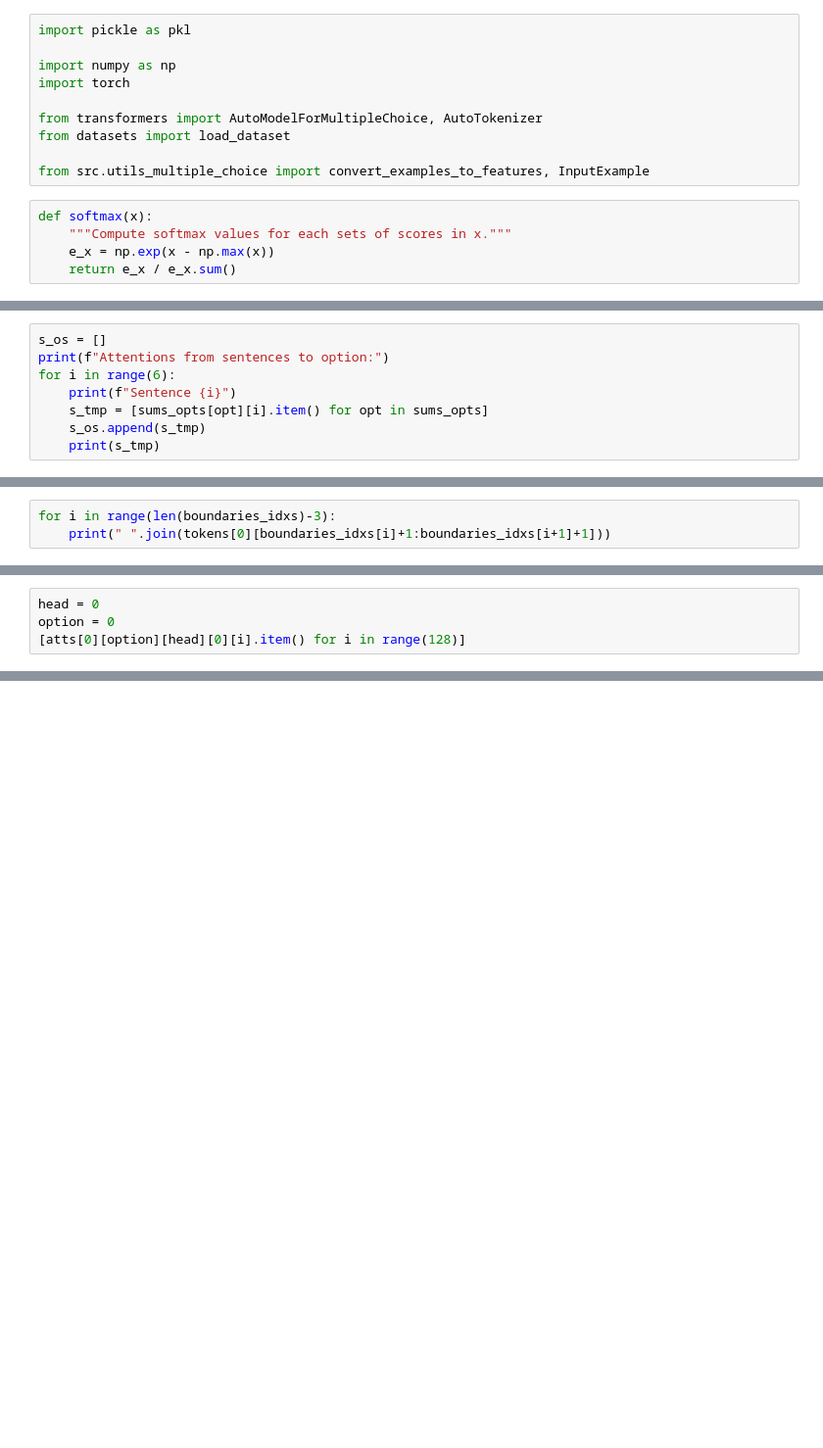
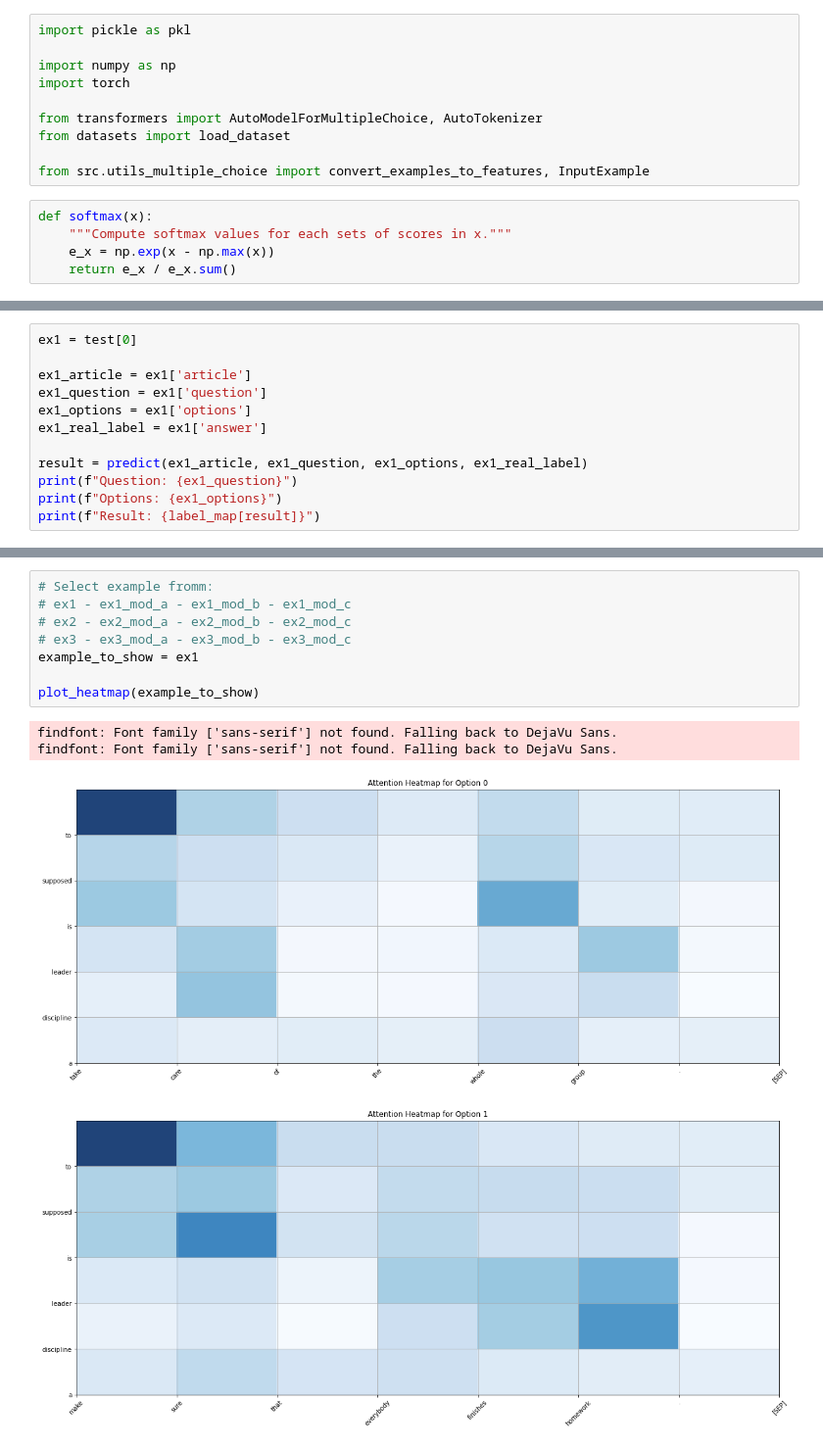
Before and after one commit to marmg/TFM, a Jupyter notebook: AttentionHeatmap/attention.ipynb, the cells around one changed output, grey strips where cells are left out. Shown: that part at 98% size. Saved outputs shown, nothing was run; the diff lists cells and outputs as text; blank space fills up the shorter version.

```diff
--- a/AttentionHeatmap/attention.ipynb
+++ b/AttentionHeatmap/attention.ipynb
@@ -459,8 +22,0 @@ Attentions from Question to sentences:
-# %%
-s_os = []
-print(f"Attentions from sentences to option:")
-for i in range(6):
-    print(f"Sentence {i}")
-    s_tmp = [sums_opts[opt][i].item() for opt in sums_opts]
-    s_os.append(s_tmp)
-    print(s_tmp)
@@ -527,3 +22,0 @@ max_path
-# %%
-for i in range(len(boundaries_idxs)-3):
-    print(" ".join(tokens[0][boundaries_idxs[i]+1:boundaries_idxs[i+1]+1]))
@@ -556,4 +22,0 @@ tensor([[0.0091, 0.0117, 0.0027, 0.0053, 0.0047, 0.0070, 0.0067, 0.0033, 0.0060,
-# %%
-head = 0
-option = 0
-[atts[0][option][head][0][i].item() for i in range(128)]
@@ -597,0 +140,12 @@ tokens[0]
+# %%
+ex1 = test[0]
+
+ex1_article = ex1['article']
+ex1_question = ex1['question']
+ex1_options = ex1['options']
+ex1_real_label = ex1['answer']
+
+result = predict(ex1_article, ex1_question, ex1_options, ex1_real_label)
+print(f"Question: {ex1_question}")
+print(f"Options: {ex1_options}")
+print(f"Result: {label_map[result]}")
@@ -597,0 +416,13 @@ tokens[0]
+# %%
+# Select example fromm:
+# ex1 - ex1_mod_a - ex1_mod_b - ex1_mod_c
+# ex2 - ex2_mod_a - ex2_mod_b - ex2_mod_c
+# ex3 - ex3_mod_a - ex3_mod_b - ex3_mod_c
+example_to_show = ex1
+
+plot_heatmap(example_to_show)
+# %% [output]
+findfont: Font family ['sans-serif'] not found. Falling back to DejaVu Sans.
+findfont: Font family ['sans-serif'] not found. Falling back to DejaVu Sans.
+[figure, added]
+[figure, added]
```
Also changed, not shown: parts of 78 cells of this notebook, 4 other files.
